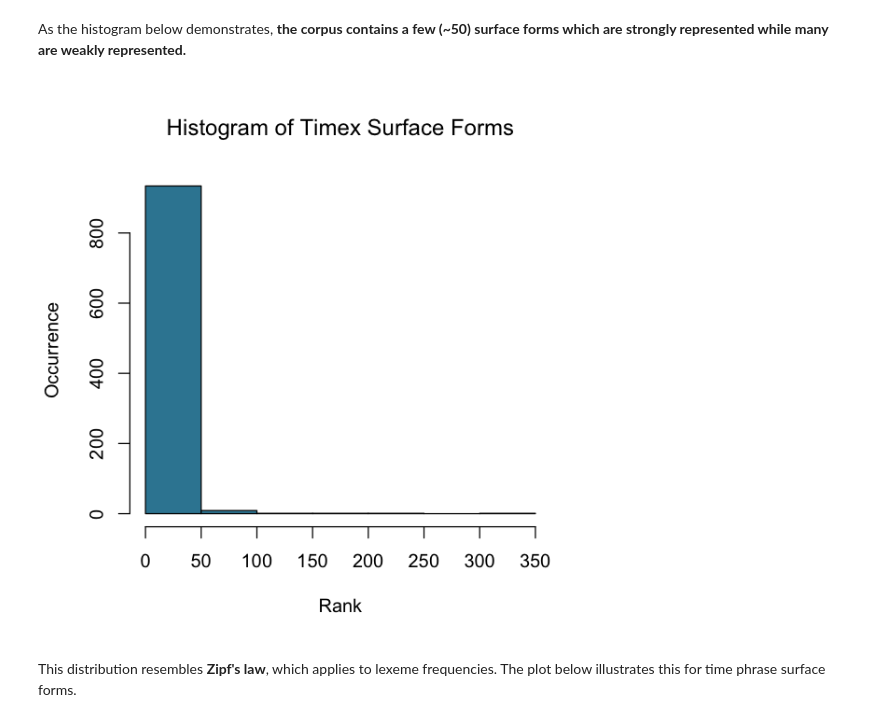
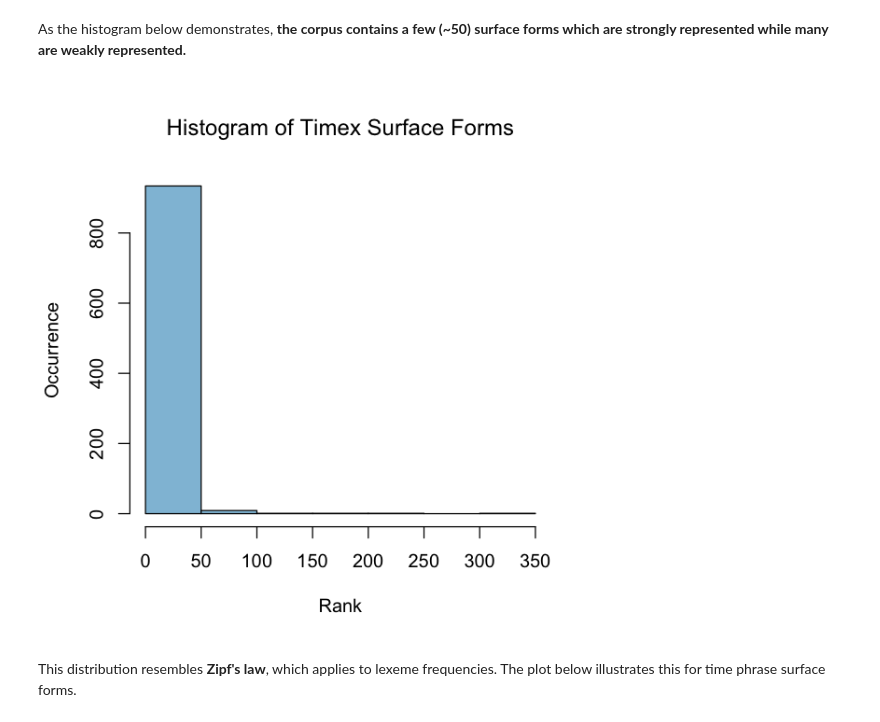
Before and after one commit to codykingham/Verb_in_Biblical_Hebrew, a Jupyter notebook: data_analysis/time_phrase_analysis.ipynb, the cells around one changed output. Cells and saved outputs as stored; diff of their text form; code cells hidden in the pictures.

```diff
--- a/data_analysis/time_phrase_analysis.ipynb
+++ b/data_analysis/time_phrase_analysis.ipynb
@@ -110,16 +109,16 @@ summary(tp.surfaces$occurrence) # summary of occurrence counts
 As the histogram below demonstrates, **the corpus contains a few (~50) surface forms which are strongly represented while many are weakly represented.**
 # %%
 options(repr.plot.width=5, repr.plot.height=5) # adjust plot sizes
-pretty_blue <- '#3686A1' # color is used throughout this nb
+pretty_blue <- '#90C0DA' # color is used throughout this nb
 
 hist(tp.surfaces$occurrence,
      main='Histogram of Timex Surface Forms',
      ylab='Occurrence',
      xlab='Rank',
      col=pretty_blue
     )
 # %% [output]
-[figure, old version]
+[figure, new version]
 # %% [markdown]
 This distribution resembles **Zipf's law**, which applies to lexeme frequencies. The plot below illustrates this for time phrase surface forms.
 # %%
```
Also changed, not shown: parts of 16 cells of this notebook, 3 other files.
